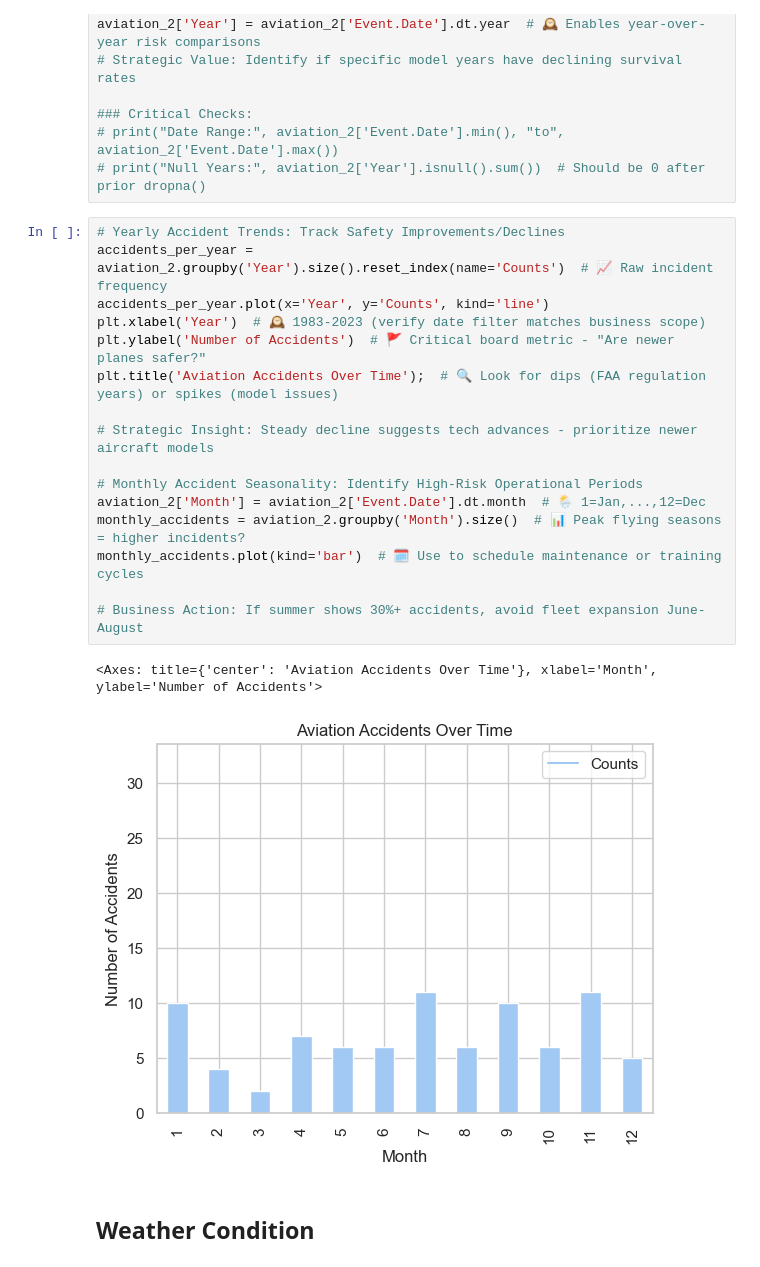
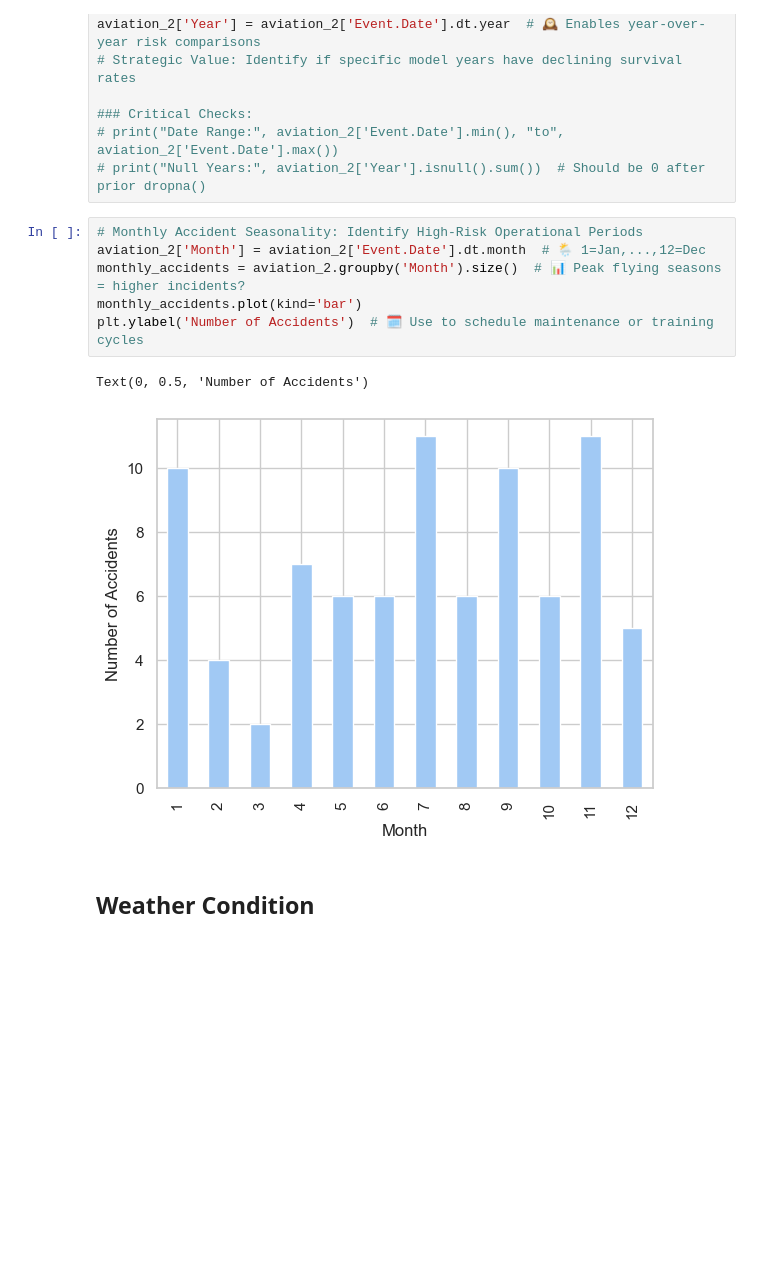
Before and after one commit to RWKarimi/Phase1_project, a Jupyter notebook: Notebook folder/Project_Notebook.ipynb, the cells around one changed output. Cells and saved outputs as stored; diff of their text form; blank space fills up the shorter version.

```diff
--- a/Notebook folder/Project_Notebook.ipynb
+++ b/Notebook folder/Project_Notebook.ipynb
@@ -261,24 +252,14 @@ aviation_2['Year'] = aviation_2['Event.Date'].dt.year  # 🕰️ Enables year-ov
 # print("Date Range:", aviation_2['Event.Date'].min(), "to", aviation_2['Event.Date'].max())
 # print("Null Years:", aviation_2['Year'].isnull().sum())  # Should be 0 after prior dropna()
 # %%
-# Yearly Accident Trends: Track Safety Improvements/Declines
-accidents_per_year = aviation_2.groupby('Year').size().reset_index(name='Counts')  # 📈 Raw incident frequency
-accidents_per_year.plot(x='Year', y='Counts', kind='line')
-plt.xlabel('Year')  # 🕰️ 1983-2023 (verify date filter matches business scope)
-plt.ylabel('Number of Accidents')  # 🚩 Critical board metric - "Are newer planes safer?"
-plt.title('Aviation Accidents Over Time');  # 🔍 Look for dips (FAA regulation years) or spikes (model issues)
-
-# Strategic Insight: Steady decline suggests tech advances - prioritize newer aircraft models
-
 # Monthly Accident Seasonality: Identify High-Risk Operational Periods
 aviation_2['Month'] = aviation_2['Event.Date'].dt.month  # 🌦️ 1=Jan,...,12=Dec
 monthly_accidents = aviation_2.groupby('Month').size()  # 📊 Peak flying seasons = higher incidents?
-monthly_accidents.plot(kind='bar')  # 🗓️ Use to schedule maintenance or training cycles
-
-# Business Action: If summer shows 30%+ accidents, avoid fleet expansion June-August
+monthly_accidents.plot(kind='bar')
+plt.ylabel('Number of Accidents')  # 🗓️ Use to schedule maintenance or training cycles
 # %% [output]
-<Axes: title={'center': 'Aviation Accidents Over Time'}, xlabel='Month', ylabel='Number of Accidents'>
+Text(0, 0.5, 'Number of Accidents')
-[figure, old version]
+[figure, new version]
 # %% [markdown]
 ## Weather Condition
 # %%
```
Also changed, not shown: parts of 10 cells of this notebook, 6 other files.
